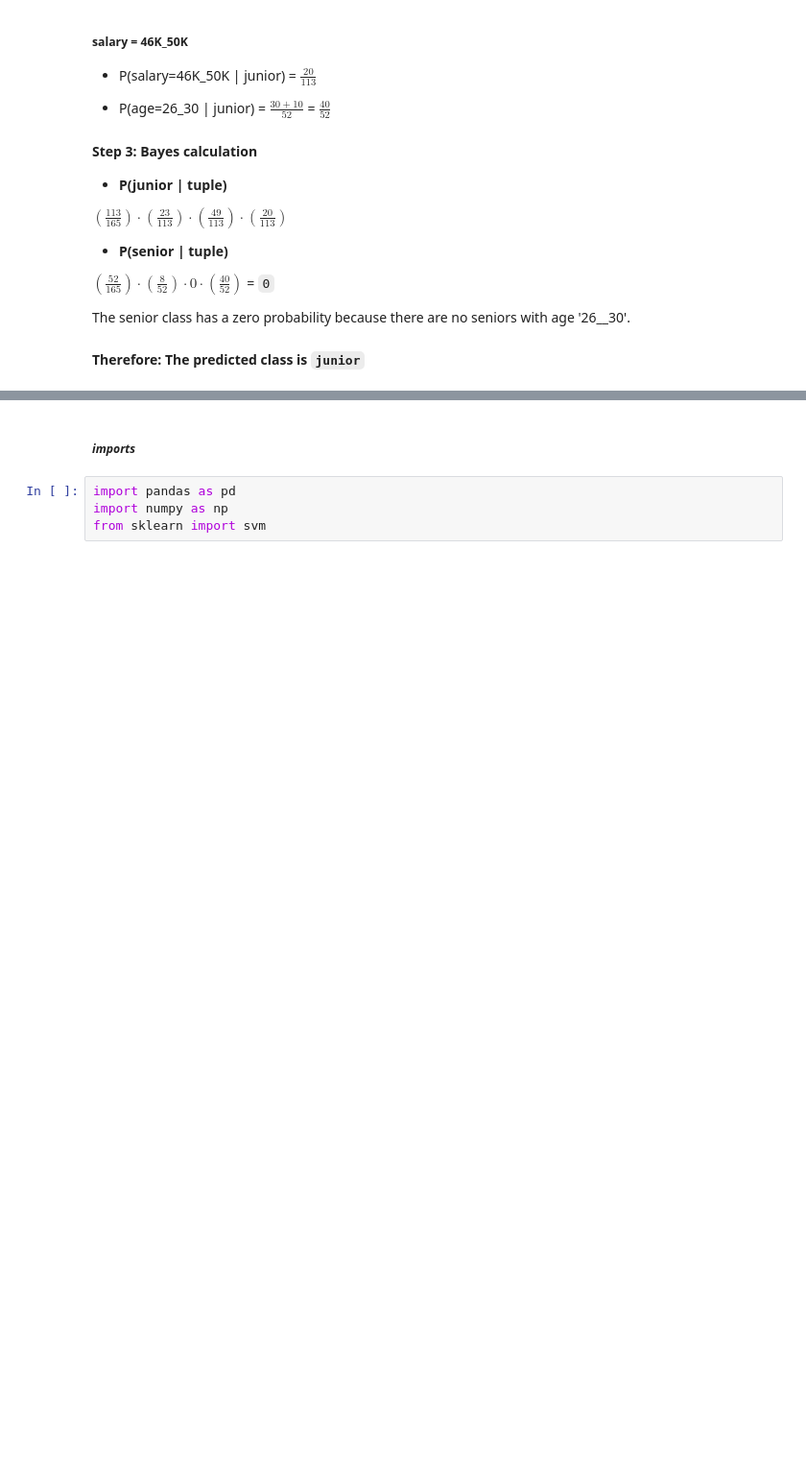
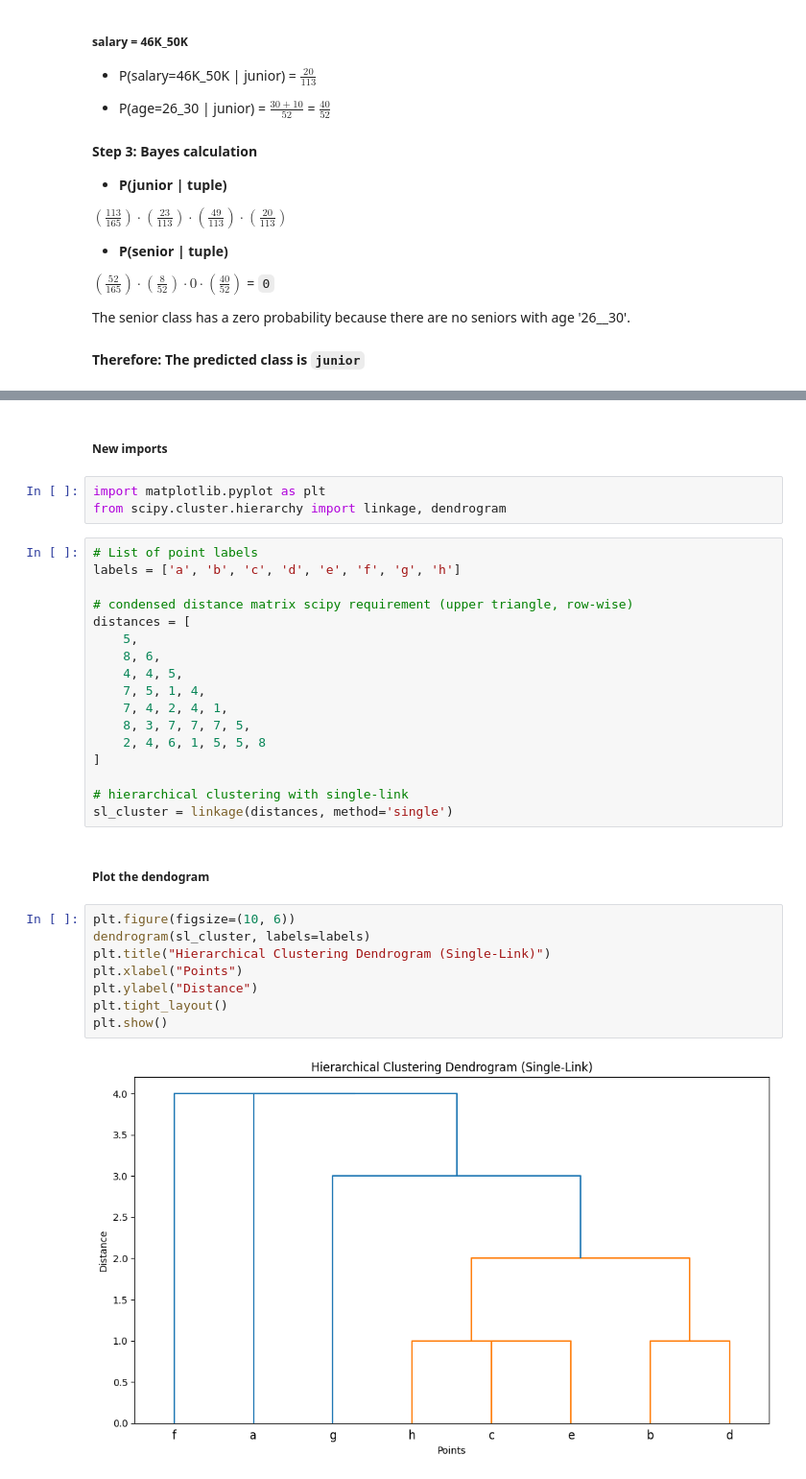
Before and after one commit to cambentz/CSC-487, a Jupyter notebook: HW-4/HW4 - Bentz.ipynb, the cells around one changed output, grey strips where cells are left out. Shown at 96% size. Cells and saved outputs as stored; diff of their text form; blank space fills up the shorter version.

```diff
--- a/HW-4/HW4 - Bentz.ipynb
+++ b/HW-4/HW4 - Bentz.ipynb
@@ -79,6 +291,34 @@ Split your diabetes data into two parts for training and testing purposes. Namel
 # %% [markdown]
-##### *imports*
+##### New imports
-# %%
-import pandas as pd
-import numpy as np
-from sklearn import svm
+# %%
+import matplotlib.pyplot as plt
+from scipy.cluster.hierarchy import linkage, dendrogram
+# %%
+# List of point labels
+labels = ['a', 'b', 'c', 'd', 'e', 'f', 'g', 'h']
+
+# condensed distance matrix scipy requirement (upper triangle, row-wise)
+distances = [
+    5,
+    8, 6,
+    4, 4, 5,
+    7, 5, 1, 4,
+    7, 4, 2, 4, 1,
+    8, 3, 7, 7, 7, 5,
+    2, 4, 6, 1, 5, 5, 8
+]
+
+# hierarchical clustering with single-link
+sl_cluster = linkage(distances, method='single')
+# %% [markdown]
+##### Plot the dendogram
+# %%
+plt.figure(figsize=(10, 6))
+dendrogram(sl_cluster, labels=labels)
+plt.title("Hierarchical Clustering Dendrogram (Single-Link)")
+plt.xlabel("Points")
+plt.ylabel("Distance")
+plt.tight_layout()
+plt.show()
+# %% [output]
+[figure, added]
```
Also changed, not shown: parts of 24 cells of this notebook, 1 other file.
